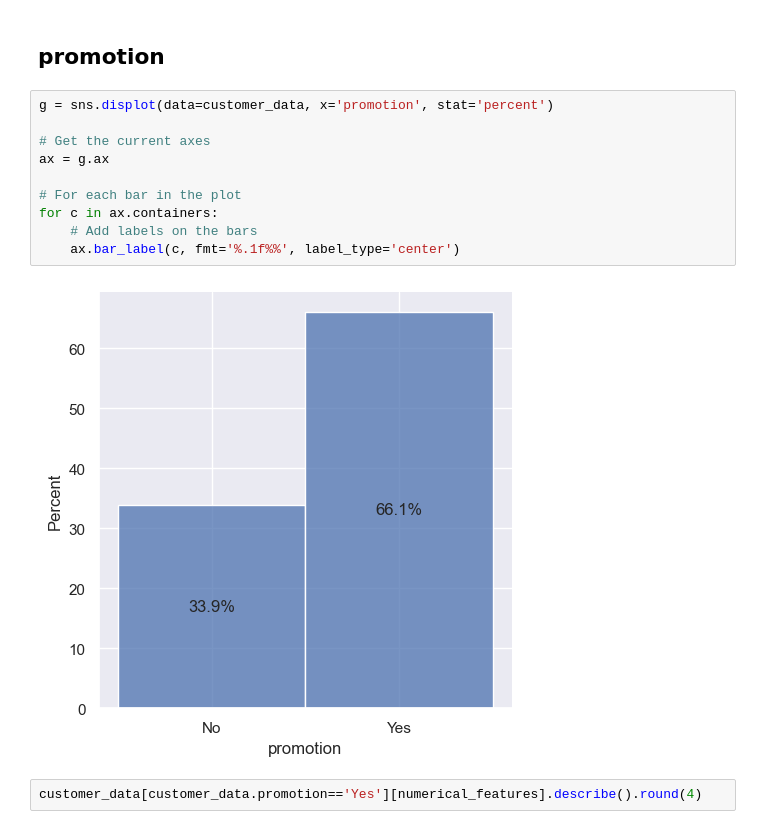
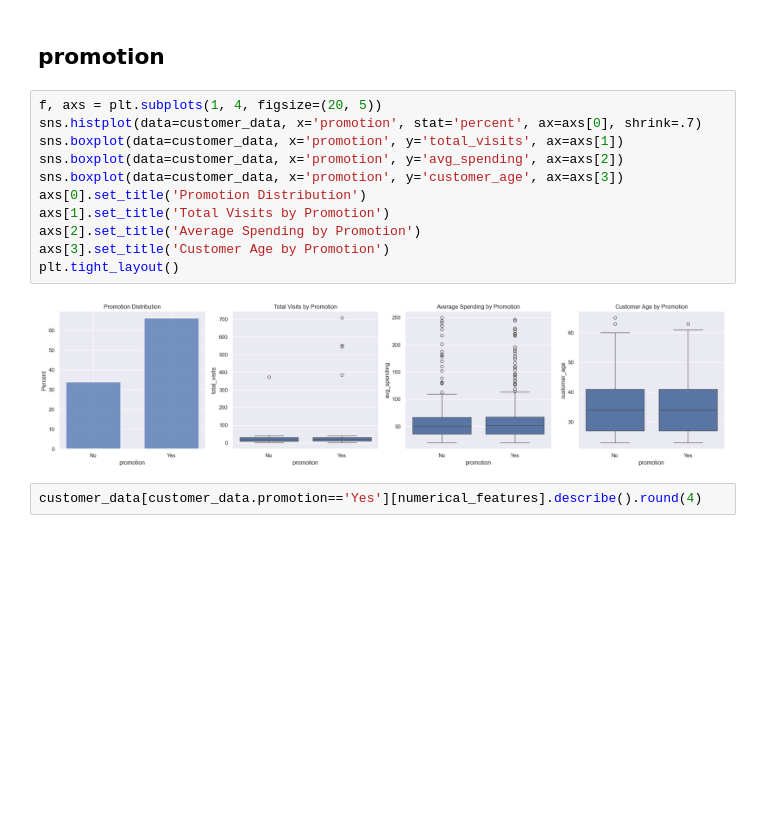
Before and after one commit to wiskim/study_books, a Jupyter notebook: 07_Practical_AI/Group Project_1.ipynb, the cells around one changed output. Saved outputs shown, nothing was run; the diff lists cells and outputs as text; blank space fills up the shorter version.

```diff
--- a/07_Practical_AI/Group Project_1.ipynb
+++ b/07_Practical_AI/Group Project_1.ipynb
@@ -169,18 +170,19 @@ Yes          405      0.6661
 No           203      0.3339
 # %% [markdown]
 ## promotion
-# %%
-g = sns.displot(data=customer_data, x='promotion', stat='percent')
-
-# Get the current axes
-ax = g.ax
-
-# For each bar in the plot
-for c in ax.containers:
-    # Add labels on the bars
-    ax.bar_label(c, fmt='%.1f%%', label_type='center')
-# %% [output]
-[figure, removed]
+# %%
+f, axs = plt.subplots(1, 4, figsize=(20, 5))
+sns.histplot(data=customer_data, x='promotion', stat='percent', ax=axs[0], shrink=.7)
+sns.boxplot(data=customer_data, x='promotion', y='total_visits', ax=axs[1])
+sns.boxplot(data=customer_data, x='promotion', y='avg_spending', ax=axs[2])
+sns.boxplot(data=customer_data, x='promotion', y='customer_age', ax=axs[3])
+axs[0].set_title('Promotion Distribution')
+axs[1].set_title('Total Visits by Promotion')
+axs[2].set_title('Average Spending by Promotion')
+axs[3].set_title('Customer Age by Promotion')
+plt.tight_layout()
+# %% [output]
+[figure, added]
 # %%
 customer_data[customer_data.promotion=='Yes'][numerical_features].describe().round(4)
 # %% [output]
```
Also changed, not shown: parts of 6 cells of this notebook.
